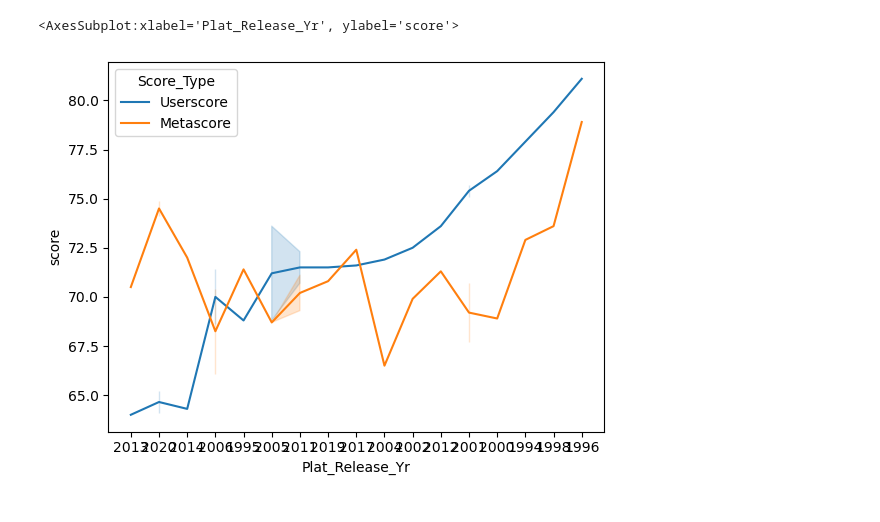
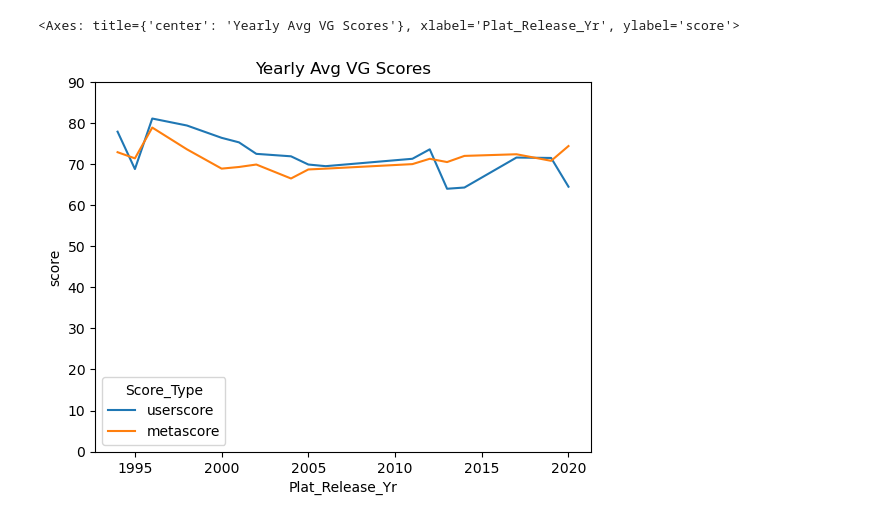
Before and after one commit to jjmo1s/VG_Project_Git, a Jupyter notebook: Cleaning_and_EDA.ipynb, the cells around one changed output. Cells and saved outputs as stored; diff of their text form; code cells hidden in the pictures.

Commit message:
Added data shaping and yearly avg plot

```diff
--- a/Cleaning_and_EDA.ipynb
+++ b/Cleaning_and_EDA.ipynb
@@ -61,25 +61,40 @@ df_plat_yr = pd.DataFrame({'Platform':df_meta['Platform'].unique(),
                                               '2014', '2006', '2005',
                                               '2011', '2001', '2020', '2011',
                                               '2012', 'na', '2020', '2019']}).dropna()
-
+# join console release y r to raw data and convert relase yr to int
 df_meta = pd.merge(df_meta, df_plat_yr, how = "left", on = ['Platform'])
+df_meta['Plat_Release_Yr'] = df_meta['Plat_Release_Yr'].dropna().astype('int')
 # %%
 # average scores by console
-avg_scores = df_meta.groupby(['Platform'])[['userscore','metascore']].mean().round(1).sort_values(by="userscore")
+avg_scores_plat = df_meta.iloc[:,[2,3,4]].groupby(['Platform'])[['userscore','metascore']].mean().round(1).sort_values(by='userscore').reset_index()
 
-# join console release year to average scores table
-avg_scores = pd.merge(avg_scores, df_plat_yr, how = "left", on = ['Platform'])
+# average scores by console
+avg_scores_yr = df_meta.iloc[:,[2,3,9]].groupby(['Plat_Release_Yr'])[['userscore','metascore']].mean().round(1).sort_values(by='userscore').reset_index()
+
 
 # convert to long form
-avg_scores_long = pd.concat([avg_scores.iloc[:,[0,1,3]].rename(columns={"userscore": "score"}),
-                  avg_scores.iloc[:,[0,2,3]].rename(columns={"metascore": "score"})])
+avg_scores_long_plat = pd.concat([avg_scores_plat.iloc[:,[0,1]].rename(columns={"userscore": "score"}),
+                                  avg_scores_plat.iloc[:,[0,2]].rename(columns={"metascore": "score"})])
+
+avg_scores_long_yr = pd.concat([avg_scores_yr.iloc[:,[0,1]].rename(columns={"userscore": "score"}),
+                                avg_scores_yr.iloc[:,[0,2]].rename(columns={"metascore": "score"})])
+
 
 # add value for type of score (user or meta)
-# list method https://stackoverflow.com/questions/64541504/how-do-i-add-a-column-with-a-repeating-series-of-values-to-a-dataframe
-avg_scores_long['Score_Type'] = [i for i in yourlist for _ in range(len(avg_scores))]
+# list method refresher https://stackoverflow.com/questions/64541504/how-do-i-add-a-column-with-a-repeating-series-of-values-to-a-dataframe
+ScoreType = ['userscore','metascore']
+avg_scores_long_plat['Score_Type'] = [i for i in ScoreType for _ in range(len(avg_scores_plat))]
+avg_scores_long_yr['Score_Type'] = [i for i in ScoreType for _ in range(len(avg_scores_yr))]
 # %%
 # game scores (user & meta) over time
-sns.lineplot(data=avg_scores_long, x="Plat_Release_Yr", y="score", hue="Score_Type")
+avg_score_plt = sns.lineplot(data=avg_scores_long_yr, x="Plat_Release_Yr", y="score",
+                             hue="Score_Type")
+
+avg_score_plt.set_ylim(0, 90)
+avg_score_plt.set(title='Yearly Avg VG Scores')
+avg_score_plt
+
+# add a plot for avg scores by plat for a view them 1x2
 # %% [output]
-<AxesSubplot:xlabel='Plat_Release_Yr', ylabel='score'>
+<Axes: title={'center': 'Yearly Avg VG Scores'}, xlabel='Plat_Release_Yr', ylabel='score'>
-[figure, old version]
+[figure, new version]
```
Also changed, not shown: parts of 4 cells of this notebook.
